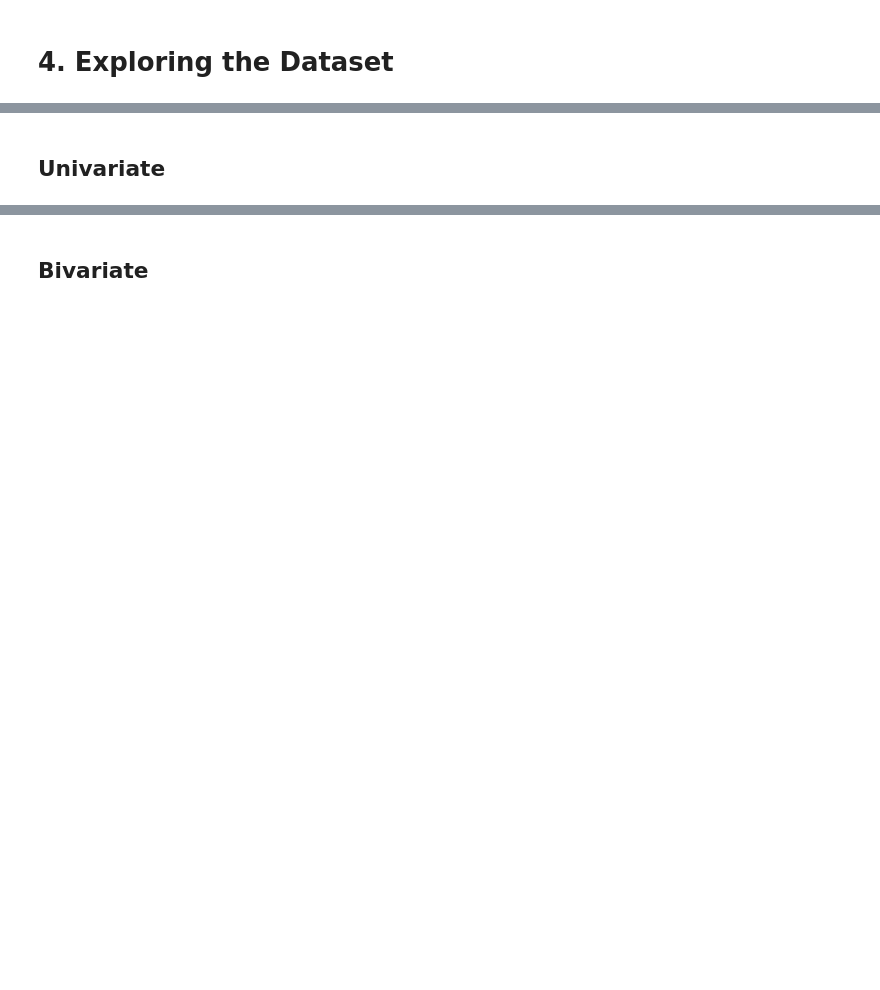
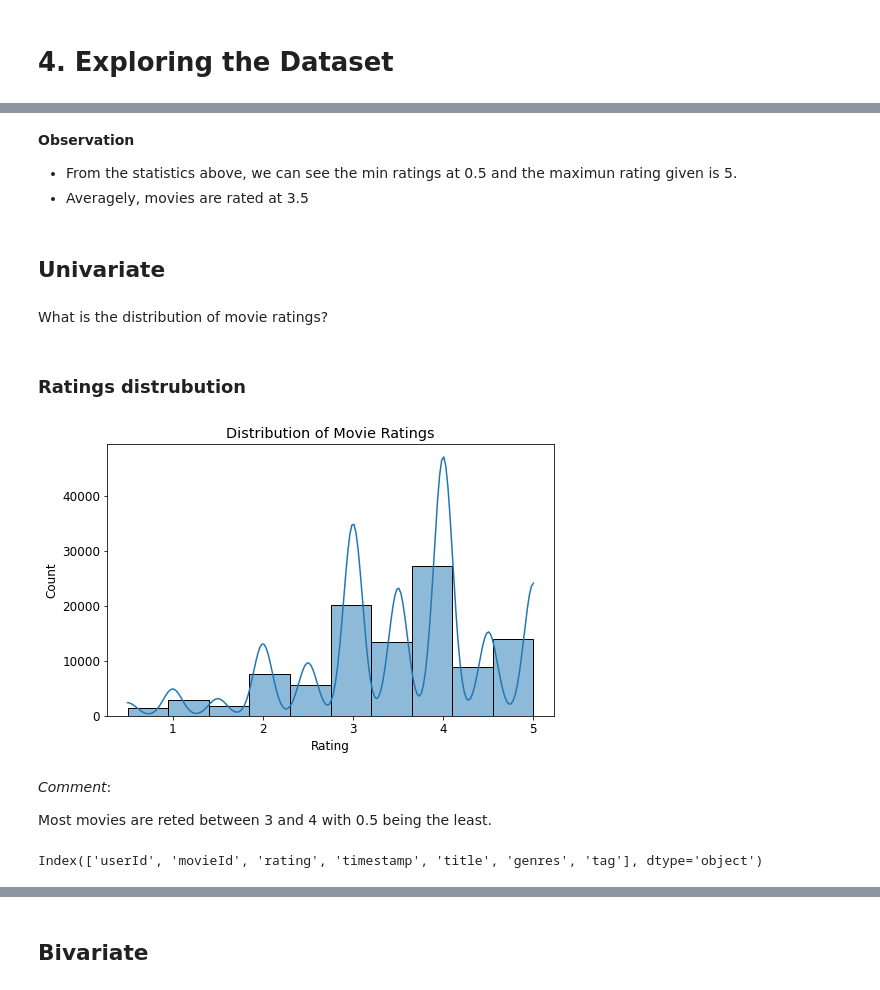
Before and after one commit to mercy-gh/Phase4-Project2, a Jupyter notebook: index.ipynb, the cells around one changed output, grey strips where cells are left out. Drawn from its saved outputs; the diff is of its cells as text; code cells hidden in the pictures; blank space fills up the shorter version.

```diff
--- a/index.ipynb
+++ b/index.ipynb
@@ -112,10 +131,10 @@ from sklearn.metrics.pairwise import linear_kernel, cosine_similarity
 # %%
 # Load the datasets
-movie_data = pd.read_csv("Data/movies.csv")
+movies_data = pd.read_csv("Data/movies.csv")
 
-rating_data = pd.read_csv("Data/ratings.csv")
+ratings_data = pd.read_csv("Data/ratings.csv")
 
-link_data = pd.read_csv("Data/links.csv")
+links_data = pd.read_csv("Data/links.csv")
 
-tag_data = pd.read_csv("Data/tags.csv")
+tags_data = pd.read_csv("Data/tags.csv")
 # %%
@@ -286,0 +431,4 @@ tag_data.describe()
+# %%
+# Merge ratings with movie titles
+merged_df = ratings_data.merge(movies_data, on="movieId", how="left")
+merged_df.info()
@@ -286,0 +449,4 @@ tag_data.describe()
+# %%
+# Merge with the tags data
+merged_df = merged_df.merge(tags_data[['userId', 'movieId', 'tag']], on=["userId", "movieId"], how="left")
+merged_df.info()
@@ -286,0 +487,3 @@ tag_data.describe()
+# %%
+# Replace nulls
+merged_df.fillna("Unknown", inplace=True)
@@ -289,2 +540,6 @@ tag_data.describe()
+# %% [markdown]
+**Observation**
+- From the statistics above, we can see the min ratings at 0.5 and the maximun rating given is 5.
+- Averagely, movies are rated at 3.5
 # %% [markdown]
 ## Univariate
@@ -290,0 +550,20 @@ tag_data.describe()
+# %% [markdown]
+What is the distribution of movie ratings?
+# %% [markdown]
+### Ratings distrubution
+# %%
+# Let us use a histplot to see distribitons of the ratings
+
+# Plot
+plt.figure(figsize=(8,5))
+sns.histplot(merged_df['rating'], bins=10, kde=True)
+plt.title("Distribution of Movie Ratings")
+plt.xlabel("Rating")
+plt.ylabel("Count")
+plt.show()
+# %% [output]
+[figure, added]
+# %% [markdown]
+*Comment*:
+
+Most movies are reted between 3 and 4 with 0.5 being the least.
@@ -290,0 +605,4 @@ tag_data.describe()
+# %%
+merged_df.columns
+# %% [output]
+Index(['userId', 'movieId', 'rating', 'timestamp', 'title', 'genres', 'tag'], dtype='object')
```
Also changed, not shown: parts of 145 cells of this notebook.
